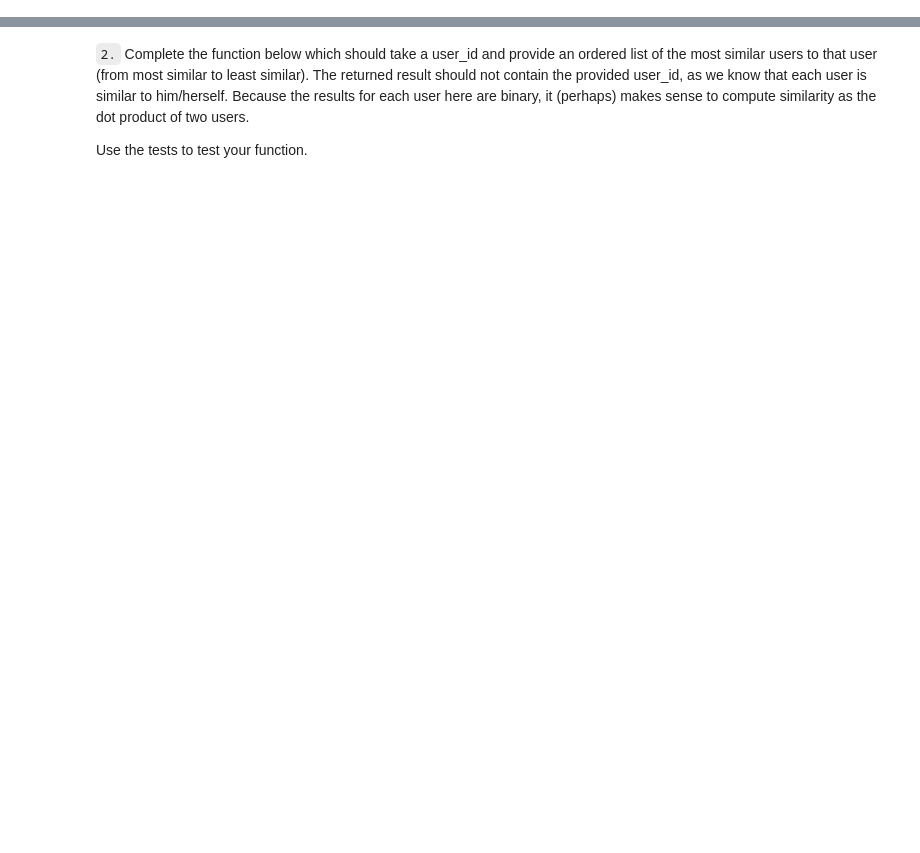
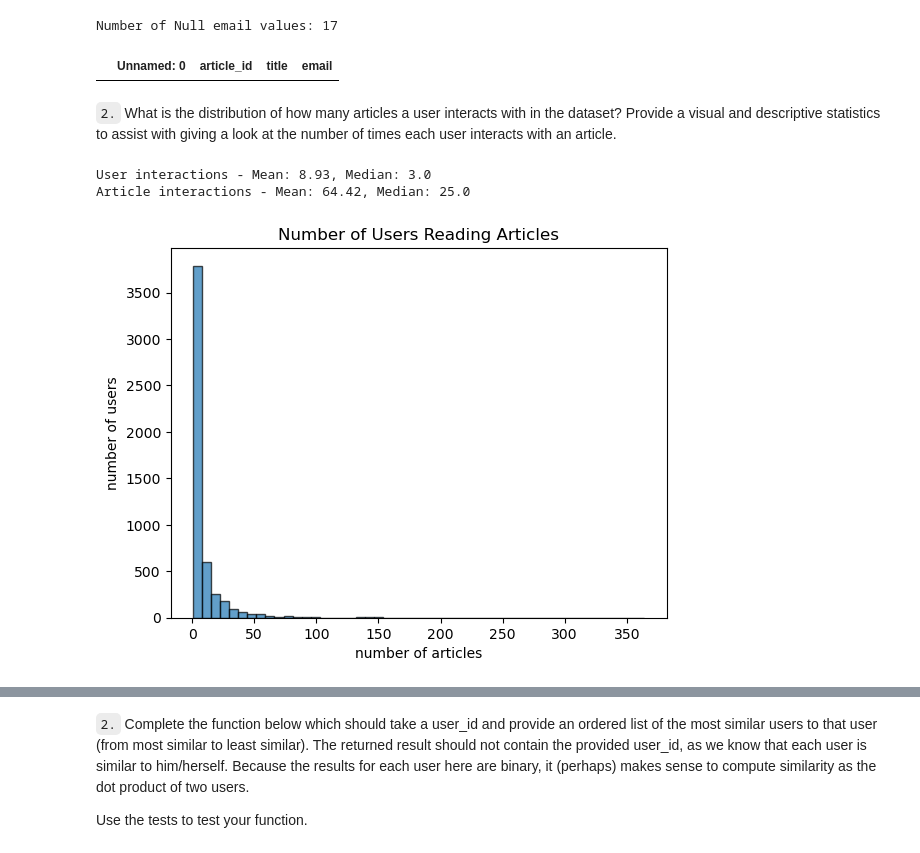
Before and after one commit to efisse/IBM-Watson-Recommendation-System, a Jupyter notebook: Recommendations_with_IBM.ipynb, the cells around one changed output, grey strips where cells are left out. Cells and saved outputs as stored; diff of their text form; code cells hidden in the pictures; blank space fills up the shorter version.

```diff
--- a/Recommendations_with_IBM.ipynb
+++ b/Recommendations_with_IBM.ipynb
@@ -257,0 +22,13 @@ You have passed our quick tests!  Please proceed!
+# %%
+import pandas as pd
+import numpy as np
+import matplotlib.pyplot as plt
+import project_tests as t
+
+
+df = pd.read_csv(
+    'data/user-item-interactions.csv',
+    dtype={'article_id': int, 'title': str, 'email': str}
+)
+# Show df to get an idea of the data
+df.head()
@@ -257,0 +88,36 @@ You have passed our quick tests!  Please proceed!
+# %%
+# 1. Handle missing values
+print(f"\nNumber of Null email values: {df.email.isna().sum()}")
+
+# Fill email NaNs with "unknown_user"
+df['email'] = df['email'].fillna('unknown_user')
+# %% [output]
+Number of Null email values: 17
+# %%
+# Check if no more NaNs
+df[df.email.isna()]
+# %% [output]
+|  | Unnamed: 0 | article_id | title | email |
+# %% [markdown]
+`2.` What is the distribution of how many articles a user interacts with in the dataset?  Provide a visual and descriptive statistics to assist with giving a look at the number of times each user interacts with an article.
+# %%
+# What are the descriptive statistics of the number of articles a user interacts with?
+# Count interactions per user
+user_interactions = df.groupby('email').size()
+article_interactions = df.groupby('article_id').size()
+
+# Descriptive statistics
+print(f"User interactions - Mean: {user_interactions.mean():.2f}, Median: {user_interactions.median()}")
+print(f"Article interactions - Mean: {article_interactions.mean():.2f}, Median: {article_interactions.median()}")
+# %% [output]
+User interactions - Mean: 8.93, Median: 3.0
+Article interactions - Mean: 64.42, Median: 25.0
+# %%
+# Create a plot of the number of articles read by each user
+plt.hist(user_interactions, bins=50, alpha=0.7, edgecolor='black')
+plt.xlabel('number of articles')
+plt.ylabel('number of users')
+plt.title('Number of Users Reading Articles')
+plt.show()
+# %% [output]
+[figure, added]
```
Also changed, not shown: parts of 110 cells of this notebook, 6 other files.
